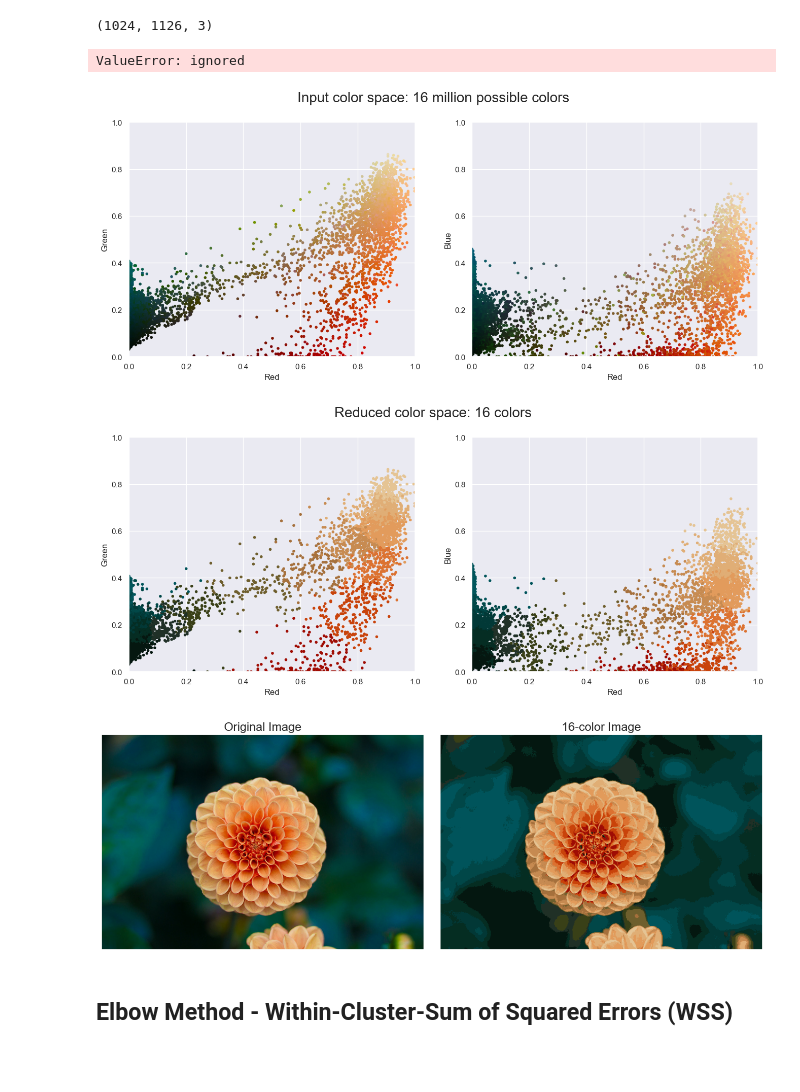
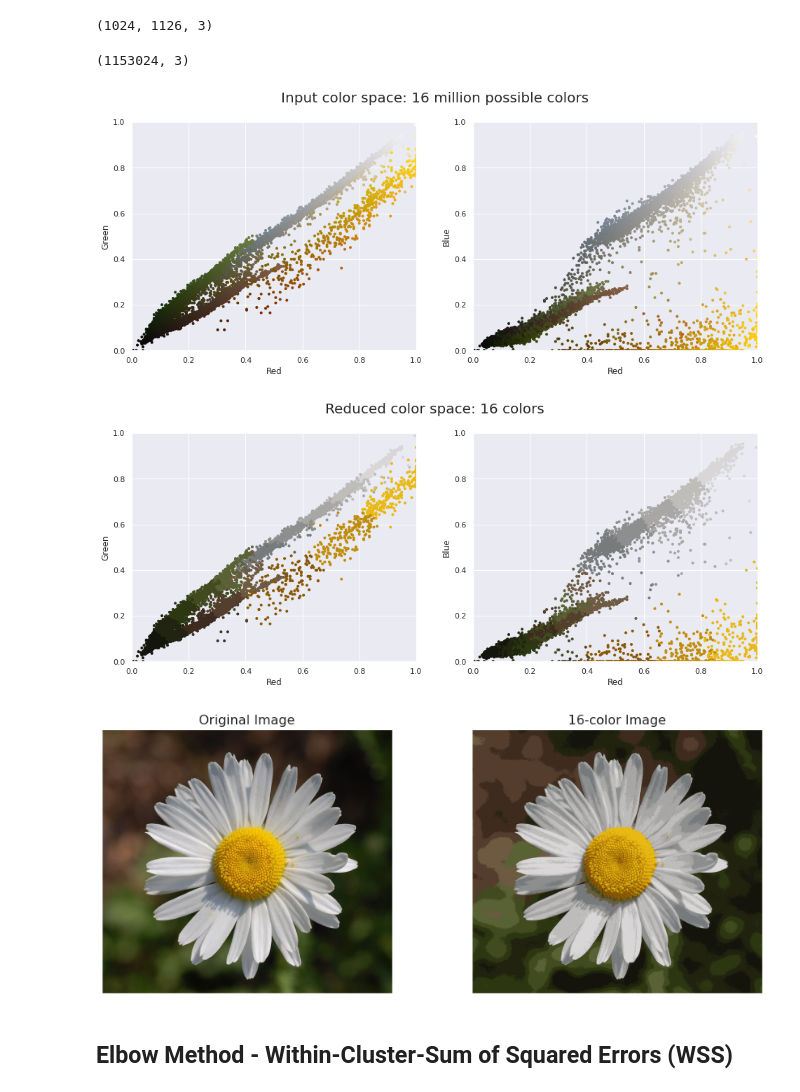
Before and after one commit to dhikaainul/Pertemuan-14, a Jupyter notebook: DhikaAinulLuthfi_2241727007_Jobshee12.ipynb, the cells around one changed output. Saved outputs shown, nothing was run; the diff lists cells and outputs as text; code cells hidden in the pictures; blank space fills up the shorter version.

```diff
--- a/DhikaAinulLuthfi_2241727007_Jobshee12.ipynb
+++ b/DhikaAinulLuthfi_2241727007_Jobshee12.ipynb
@@ -12,5 +39,5 @@ from skimage import io
 # %%
-img = io.imread('bunga.jpg')
+img = io.imread("/content/drive/MyDrive/MyDrive/MachineLearning/bunga.jpg")
 ax = plt.axes(xticks=[], yticks=[])
 ax.imshow(img);
 # %% [output]
@@ -20,11 +47,11 @@ img.shape
 # %% [output]
 (1024, 1126, 3)
 # %%
-data = flower / 255.0
-data = data.reshape(427 * 640, 3)
+data = img / 255.0
+data = data.reshape(1126 * 1024, 3)
 data.shape
 # %% [output]
-ValueError: ignored
+(1153024, 3)
 # %%
 def plot_pixels(data, title, colors=None, N=10000):
     if colors is None:
@@ -47,7 +74,7 @@ def plot_pixels(data, title, colors=None, N=10000):
 # %%
 plot_pixels(data, title='Input color space: 16 million possible colors')
 # %% [output]
-[figure, old version]
+[figure, new version]
 # %%
 import warnings; warnings.simplefilter('ignore')  # Fix NumPy issues.
 
@@ -58,19 +85,19 @@ new_colors = kmeans.cluster_centers_[kmeans.predict(data)]
 
 plot_pixels(data, colors=new_colors,title="Reduced color space: 16 colors")
 # %% [output]
-[figure, old version]
+[figure, new version]
 # %%
-flower_recolored = new_colors.reshape(flower.shape)
+img_recolored = new_colors.reshape(img.shape)
 
 fig, ax = plt.subplots(1, 2, figsize=(16, 6),
                        subplot_kw=dict(xticks=[], yticks=[]))
 fig.subplots_adjust(wspace=0.05)
-ax[0].imshow(flower)
+ax[0].imshow(img)
 ax[0].set_title('Original Image', size=16)
-ax[1].imshow(flower_recolored)
+ax[1].imshow(img_recolored)
 ax[1].set_title('16-color Image', size=16);
 # %% [output]
-[figure, old version]
+[figure, new version]
 # %% [markdown]
 ## Elbow Method - Within-Cluster-Sum of Squared Errors (WSS)
 # %%
```
Also changed, not shown: parts of 8 cells of this notebook.
